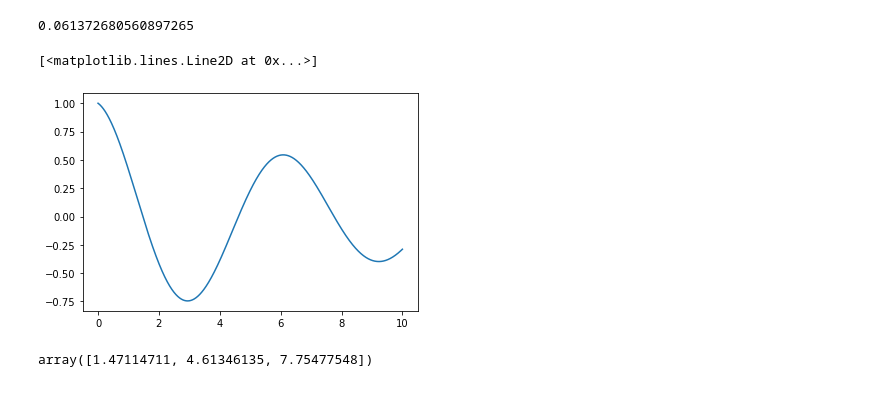
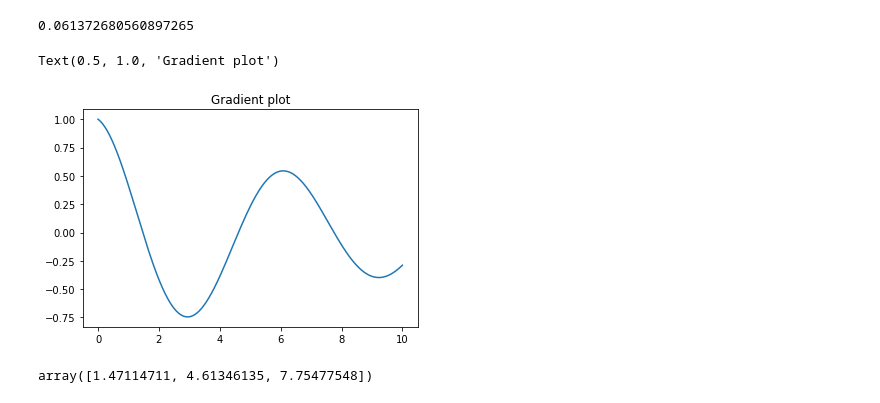
Before and after one commit to sbhusal123/scientific-programming, a Jupyter notebook: Numpy_Series.ipynb, the cells around one changed output. Drawn from its saved outputs; the diff is of its cells as text; code cells hidden in the pictures.

Commit message:
Updated plot title.

```diff
--- a/Numpy_Series.ipynb
+++ b/Numpy_Series.ipynb
@@ -225,10 +225,11 @@ np.percentile(y_sub, 80)
 # %%
 # 4
 dydx = np.gradient(y, x)
 plt.plot(x, dydx)
+plt.title("Gradient plot")
 # %% [output]
-[<matplotlib.lines.Line2D at 0x...>]
+Text(0.5, 1.0, 'Gradient plot')
-[figure, old version]
+[figure, new version]
 # %%
 # 5
 # Tip: Product of two consecutive slope at a point is negative
```
Also changed, not shown: parts of 2 cells of this notebook.
